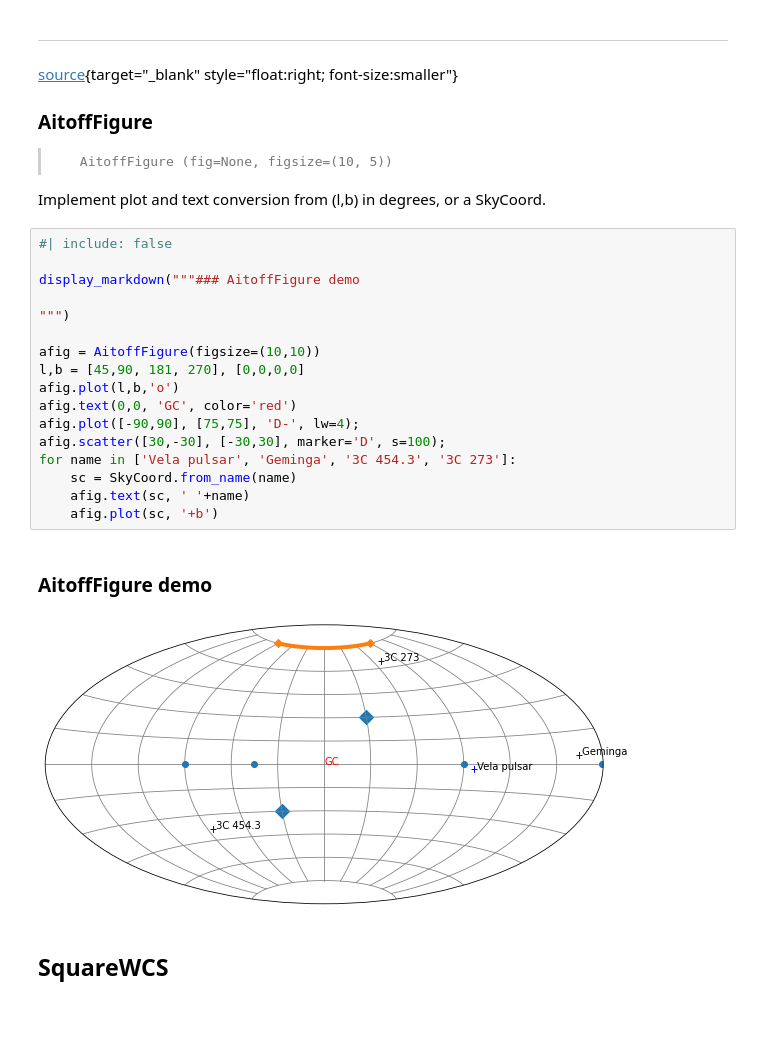
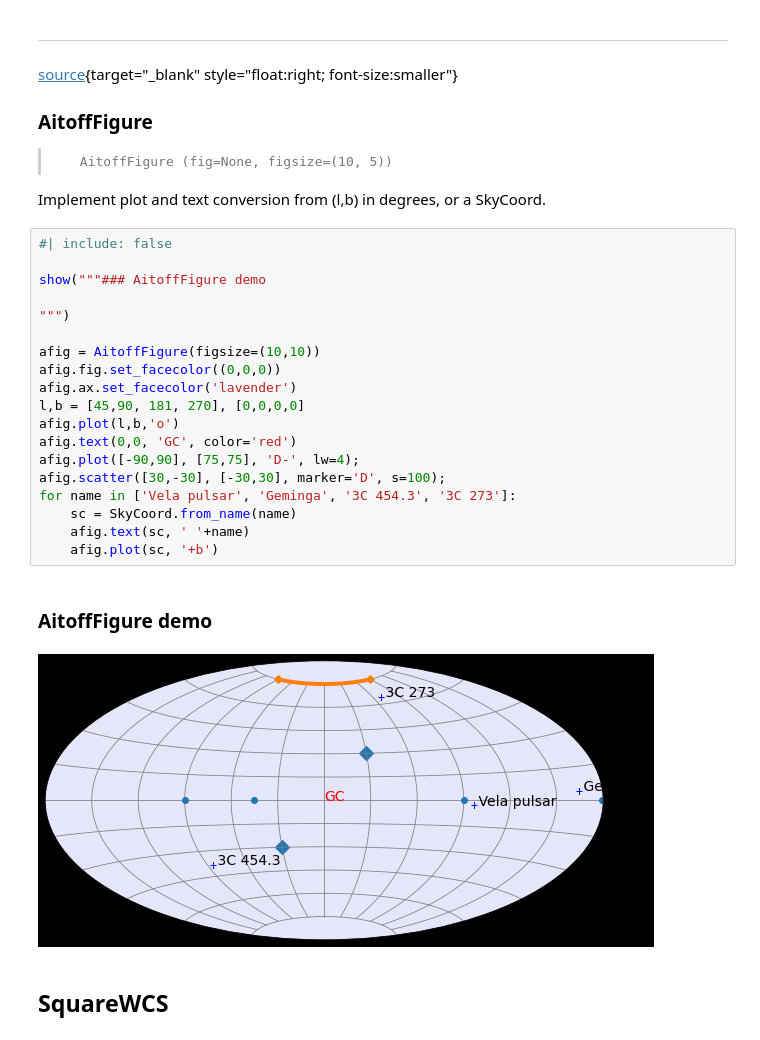
Before and after one commit to tburnett/wtlike, a Jupyter notebook: nbs/04_skymaps.ipynb, the cells around one changed output. Saved outputs shown, nothing was run; the diff lists cells and outputs as text.

```diff
--- a/nbs/04_skymaps.ipynb
+++ b/nbs/04_skymaps.ipynb
@@ -119,23 +118,25 @@ Implement plot and text conversion from (l,b) in degrees, or a SkyCoord.
 # %%
 #| include: false
 
-display_markdown("""### AitoffFigure demo
+show("""### AitoffFigure demo
 
 """)
 
 afig = AitoffFigure(figsize=(10,10))
+afig.fig.set_facecolor((0,0,0))
+afig.ax.set_facecolor('lavender')
 l,b = [45,90, 181, 270], [0,0,0,0]
 afig.plot(l,b,'o')
 afig.text(0,0, 'GC', color='red')
 afig.plot([-90,90], [75,75], 'D-', lw=4);
 afig.scatter([30,-30], [-30,30], marker='D', s=100);
 for name in ['Vela pulsar', 'Geminga', '3C 454.3', '3C 273']:
     sc = SkyCoord.from_name(name)
     afig.text(sc, ' '+name)
     afig.plot(sc, '+b')
 # %% [output]
 ### AitoffFigure demo
-[figure, old version]
+[figure, new version]
 # %% [markdown]
 ## SquareWCS
 # %%
```
Also changed, not shown: parts of 2 cells of this notebook, 3 other files.
